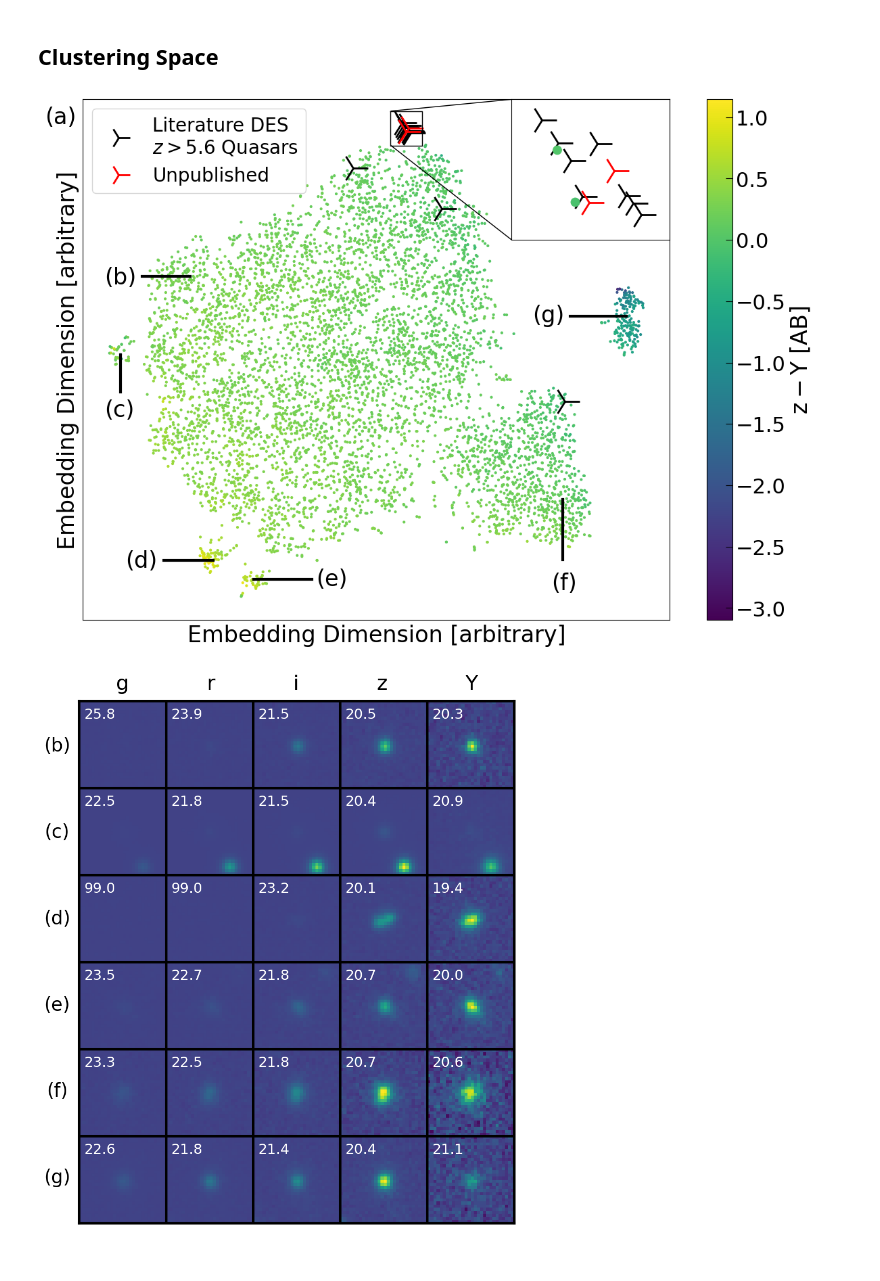
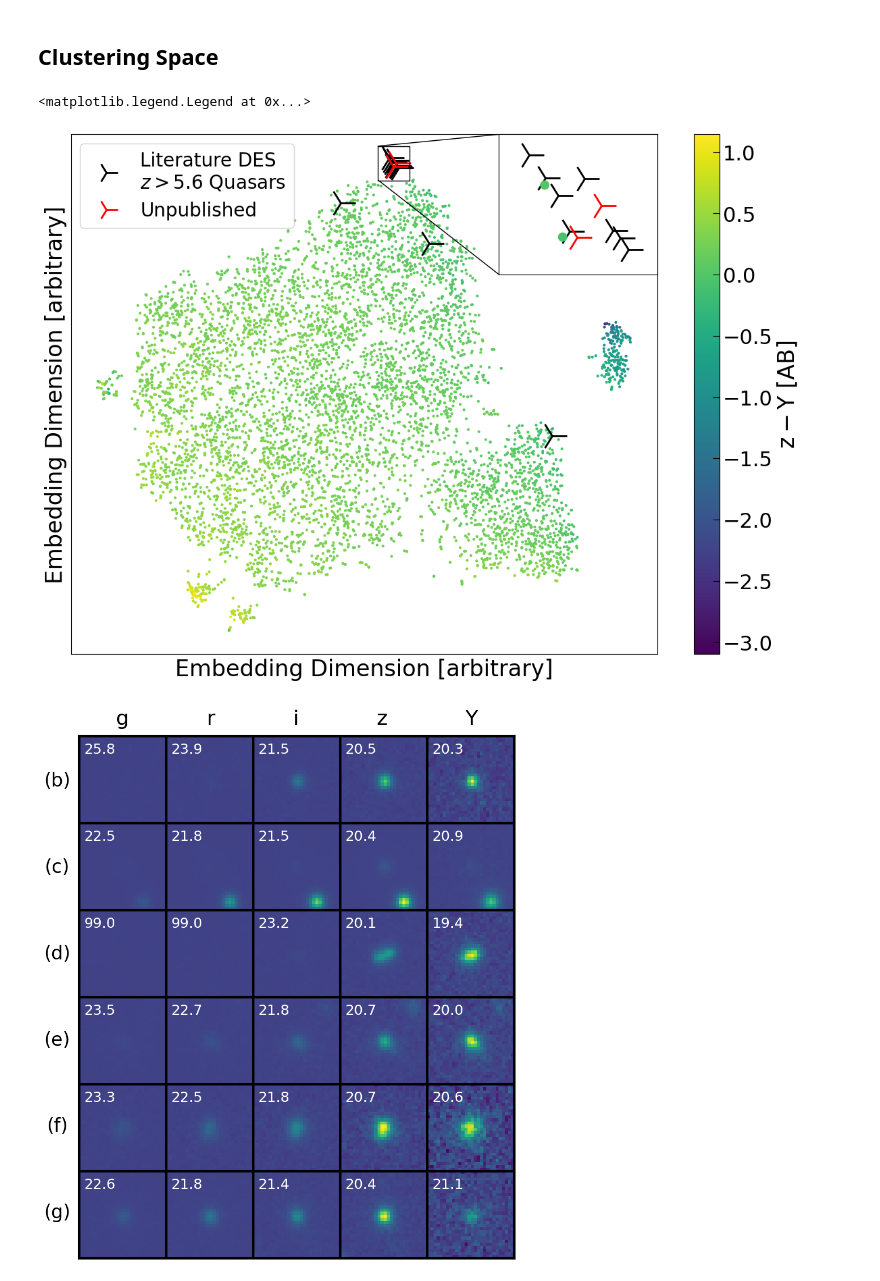
Before and after one commit to xbyrne/glq_mpia, a Jupyter notebook: notebooks/_figures_for_paper.ipynb, the cells around one changed output. Saved outputs shown, nothing was run; the diff lists cells and outputs as text; code cells hidden in the pictures.

```diff
--- a/notebooks/_figures_for_paper.ipynb
+++ b/notebooks/_figures_for_paper.ipynb
@@ -183,59 +183,60 @@ ax.plot([x0,x1,x1,x0,x0],[y1,y1,y0,y0,y1],'k',lw=1)
 ax.plot([x0+.2,36],[y1,ylims[1]],'k',lw=1)
 ax.plot([x0+.2,36],[y0,26],'k',lw=1)
 ax.set_xlim(xlims)
 ax.set_ylim(ylims)
 
 # Colorbar
 cbar = fg.colorbar(sc, ax=ax)
 cbar.set_label(r'$\mathrm{z}-\mathrm{Y}$ [AB]')
 
 ax.set_xlabel('Embedding Dimension [arbitrary]')
 ax.set_ylabel('Embedding Dimension [arbitrary]')
 
 insax.set_xlim(x0+2, x1-2)
 insax.set_ylim(y0+2, y1-2)
 
 # Legend
 custom_lines = [
     lines.Line2D([0],[0], marker=qm,ms=24, color='k',lw=0,mew=2),
     lines.Line2D([0],[0], marker=qm,ms=24, color='r',lw=0,mew=2)
 ]
 ax.legend(
     custom_lines,
     [r"""Literature DES
 $z>5.6$ Quasars""",
     r'Unpublished'],
     loc='upper left'
 )
 
-for lbl, coi, text_coords, to_coords in zip(
-    ['b','c','d','e','f','g'],
-    [1358001747, 894712355, 1452522417, 1248581703, 904105229, 1097290985],
-    [[-60,17], [-60,-10], [-55,-40.5],
-     [-10,-44.2], [45.5,-45], [41,9.3]],
-    [['x',-51], ['y',-5], ['x',-46],
-     ['x',-11], ['y',-39], ['x',50]]
-):
-    ax.annotate(
-        f'({lbl})',
-        xy=text_coords
-    )
-    embed_point = embedding[ids==coi][0]
-    if to_coords[0]=='x':
-        to_point = [to_coords[1], embed_point[1]]
-    else:
-        to_point = [embed_point[0], to_coords[1]]
-    ax.plot(
-        [embed_point[0], to_point[0]],
-        [embed_point[1], to_point[1]],
-        c='k', lw=3
-    )
+# for lbl, coi, text_coords, to_coords in zip(
+#     ['b','c','d','e','f','g'],
+#     [1358001747, 894712355, 1452522417, 1248581703, 904105229, 1097290985],
+#     [[-60,17], [-60,-10], [-55,-40.5],
+#      [-10,-44.2], [45.5,-45], [41,9.3]],
+#     [['x',-51], ['y',-5], ['x',-46],
+#      ['x',-11], ['y',-39], ['x',50]]
+# ):
+#     ax.annotate(
+#         f'({lbl})',
+#         xy=text_coords
+#     )
+#     embed_point = embedding[ids==coi][0]
+#     if to_coords[0]=='x':
+#         to_point = [to_coords[1], embed_point[1]]
+#     else:
+#         to_point = [embed_point[0], to_coords[1]]
+#     ax.plot(
+#         [embed_point[0], to_point[0]],
+#         [embed_point[1], to_point[1]],
+#         c='k', lw=3
+#     )
 
-ax.annotate('(a)', xy=[xlims[0]-9, ylims[1]-5],
-annotation_clip=False)
-fg.savefig('../figs/latent_space.pdf', format='pdf', bbox_inches='tight')
+# ax.annotate('(a)', xy=[xlims[0]-9, ylims[1]-5],
+# annotation_clip=False)
+# fg.savefig('../figs/latent_space.pdf', format='pdf', bbox_inches='tight')
 # %% [output]
+<matplotlib.legend.Legend at 0x...>
-[figure, old version]
+[figure, new version]
 # %%
 eg_cois = [1358001747, 894712355, 1452522417, 1248581703, 904105229, 1097290985]
 conc_img = np.zeros((28*6, 28*5))
```
Also changed, not shown: 1 other file.
